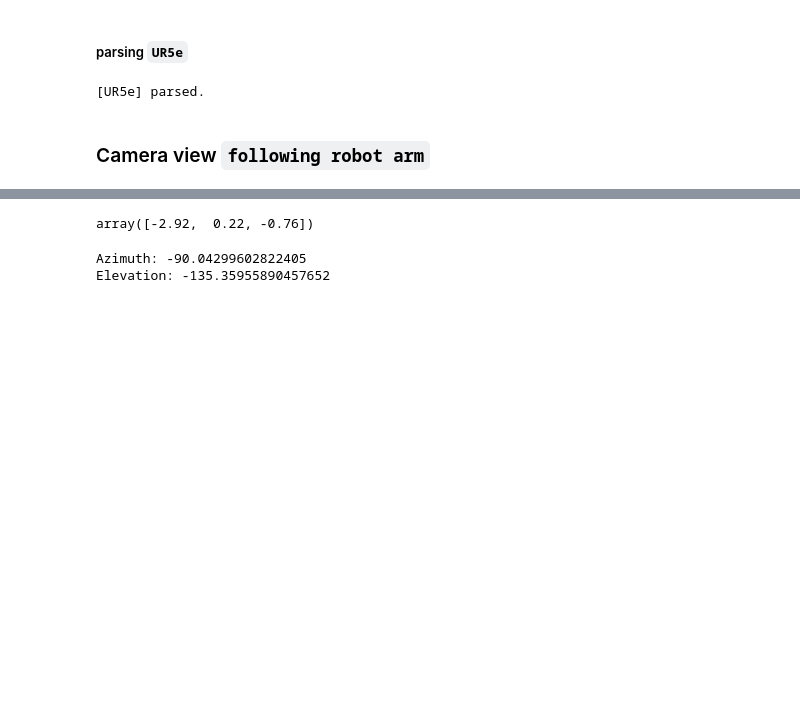
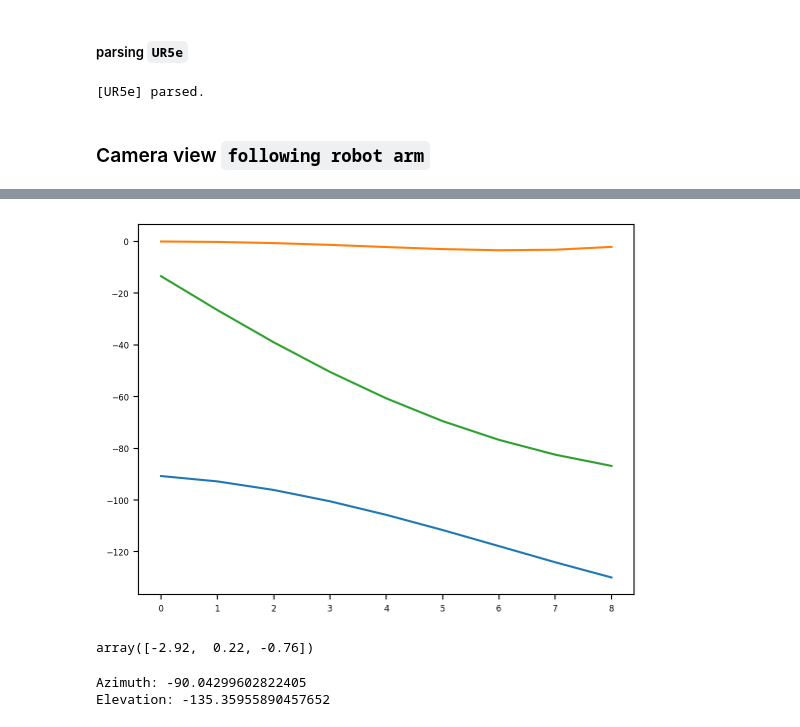
Before and after one commit to joonhyung-lee/mujoco-py-usage, a Jupyter notebook: code/demo_ur_08_calibration.ipynb, the cells around one changed output, grey strips where cells are left out. Drawn from its saved outputs; the diff is of its cells as text; code cells hidden in the pictures; blank space fills up the shorter version.

```diff
--- a/code/demo_ur_08_calibration.ipynb
+++ b/code/demo_ur_08_calibration.ipynb
@@ -235,3 +228,8 @@ while env.tick < max_tick:
+# %%
+plt.plot(R_coord_lst)
+plt.show()
+# %% [output]
+[figure, added]
 # %%
 # Plot coordinate
 p_eef = env.get_p_body("rg2_gripper_base_link")
```
Also changed, not shown: parts of 3 cells of this notebook.
